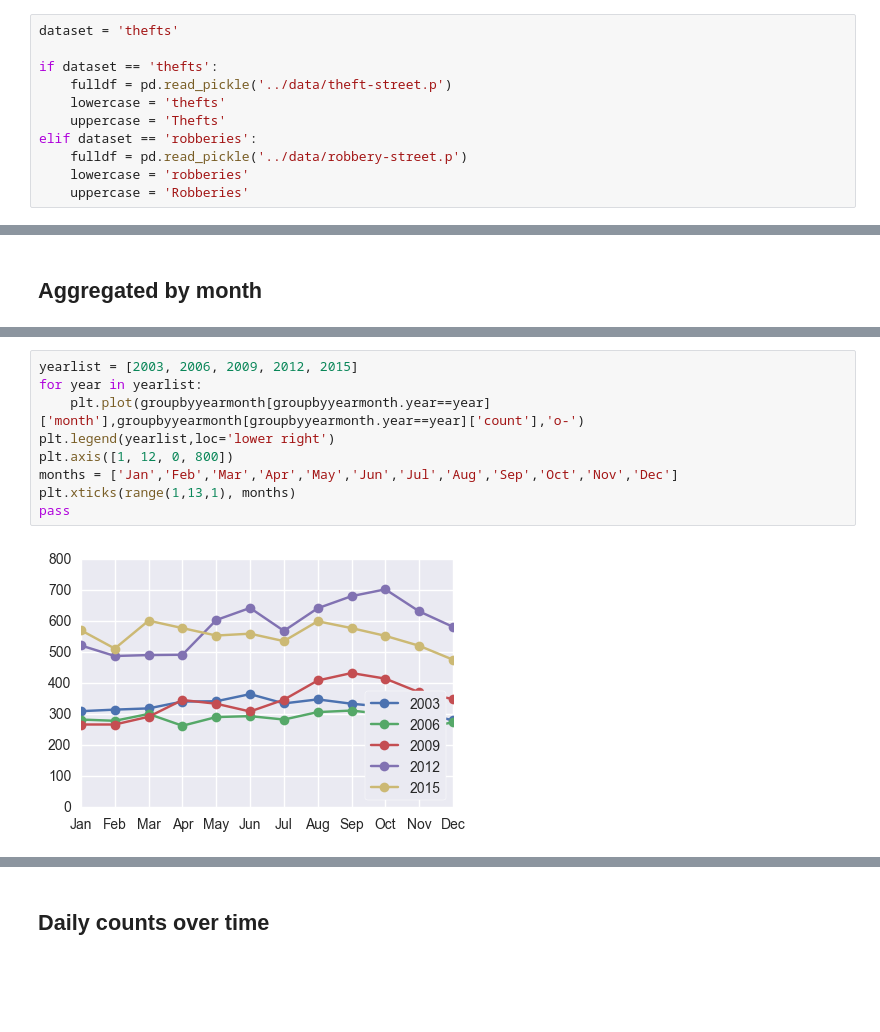
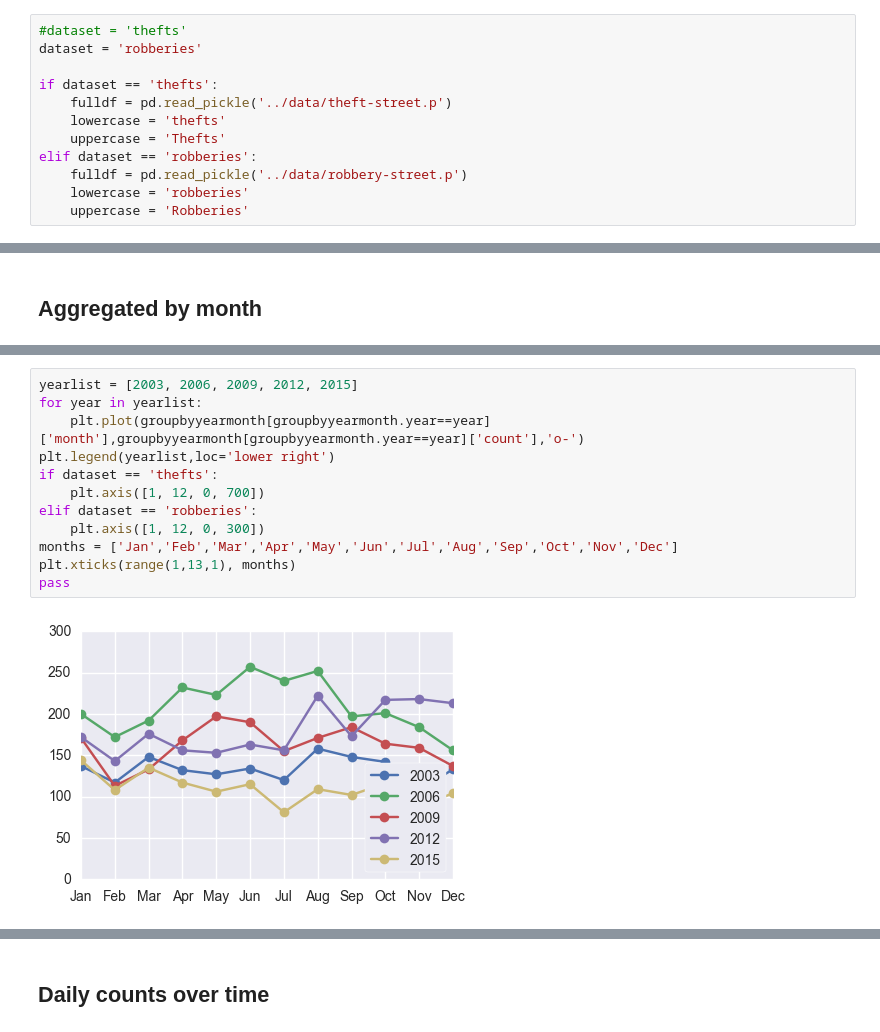
Before and after one commit to jayqi/sf-walk-safety, a Jupyter notebook: ipynbs/Crime Histograms and KDEs.ipynb, the cells around one changed output, grey strips where cells are left out. Cells and saved outputs as stored; diff of their text form; blank space fills up the shorter version.

```diff
--- a/ipynbs/Crime Histograms and KDEs.ipynb
+++ b/ipynbs/Crime Histograms and KDEs.ipynb
@@ -27,7 +27,8 @@ mpl.rcParams['legend.fancybox'] = True
 # %% [markdown]
 # Read data
 # %%
-dataset = 'thefts'
+#dataset = 'thefts'
+dataset = 'robberies'
 
 if dataset == 'thefts':
     fulldf = pd.read_pickle('../data/theft-street.p')
@@ -201,14 +219,17 @@ pass
 # %%
 yearlist = [2003, 2006, 2009, 2012, 2015]
 for year in yearlist:
     plt.plot(groupbyyearmonth[groupbyyearmonth.year==year]['month'],groupbyyearmonth[groupbyyearmonth.year==year]['count'],'o-')
 plt.legend(yearlist,loc='lower right')
-plt.axis([1, 12, 0, 800])
+if dataset == 'thefts':
+    plt.axis([1, 12, 0, 700])
+elif dataset == 'robberies':
+    plt.axis([1, 12, 0, 300])
 months = ['Jan','Feb','Mar','Apr','May','Jun','Jul','Aug','Sep','Oct','Nov','Dec']
 plt.xticks(range(1,13,1), months)
 pass
 # %% [output]
-[figure, old version]
+[figure, new version]
 # %%
 yearlist = [2003, 2006, 2009, 2012, 2015]
 for year in yearlist:
```
Also changed, not shown: parts of 25 cells of this notebook, 42 other files.
